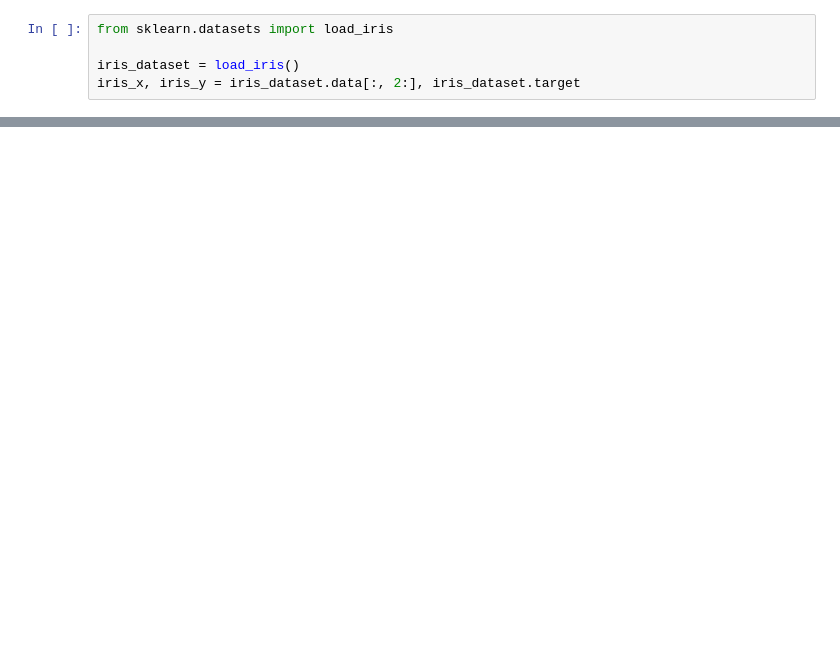
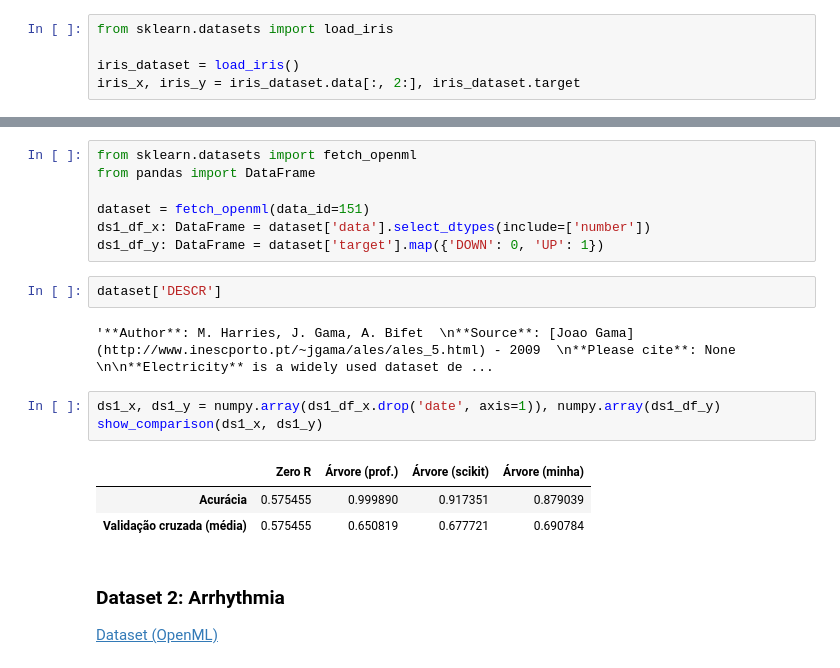
Before and after one commit to IFES-MPCA/reconhecimento_padroes, a Jupyter notebook: notebooks/arvore_heuristica_feature.ipynb, the cells around one changed output, grey strips where cells are left out. Drawn from its saved outputs; the diff is of its cells as text; blank space fills up the shorter version.

```diff
--- a/notebooks/arvore_heuristica_feature.ipynb
+++ b/notebooks/arvore_heuristica_feature.ipynb
@@ -146,0 +252,22 @@ DataFrame.from_dict(iris_x, orient='index', columns=columns)
+# %%
+from sklearn.datasets import fetch_openml
+from pandas import DataFrame
+
+dataset = fetch_openml(data_id=151)
+ds1_df_x: DataFrame = dataset['data'].select_dtypes(include=['number'])
+ds1_df_y: DataFrame = dataset['target'].map({'DOWN': 0, 'UP': 1})
+# %%
+dataset['DESCR']
+# %% [output]
+'**Author**: M. Harries, J. Gama, A. Bifet  \n**Source**: [Joao Gama](http://www.inescporto.pt/~jgama/ales/ales_5.html) - 2009  \n**Please cite**: None  \n\n**Electricity** is a widely used dataset de ...
+# %%
+ds1_x, ds1_y = numpy.array(ds1_df_x.drop('date', axis=1)), numpy.array(ds1_df_y)
+show_comparison(ds1_x, ds1_y)
+# %% [output]
+|  | Zero R | Árvore (prof.) | Árvore (scikit) | Árvore (minha) |
+| Acurácia | 0.575455 | 0.999890 | 0.917351 | 0.879039 |
+| Validação cruzada (média) | 0.575455 | 0.650819 | 0.677721 | 0.690784 |
+# %% [markdown]
+### Dataset 2: Arrhythmia
+
+[Dataset (OpenML)](https://www.openml.org/search?type=data&id=1017&sort=runs&status=active)
```
Also changed, not shown: parts of 34 cells of this notebook.
